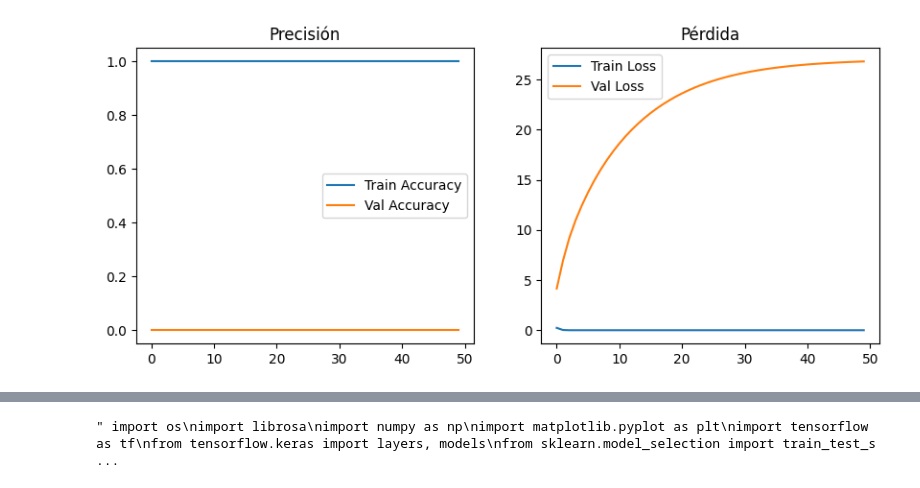
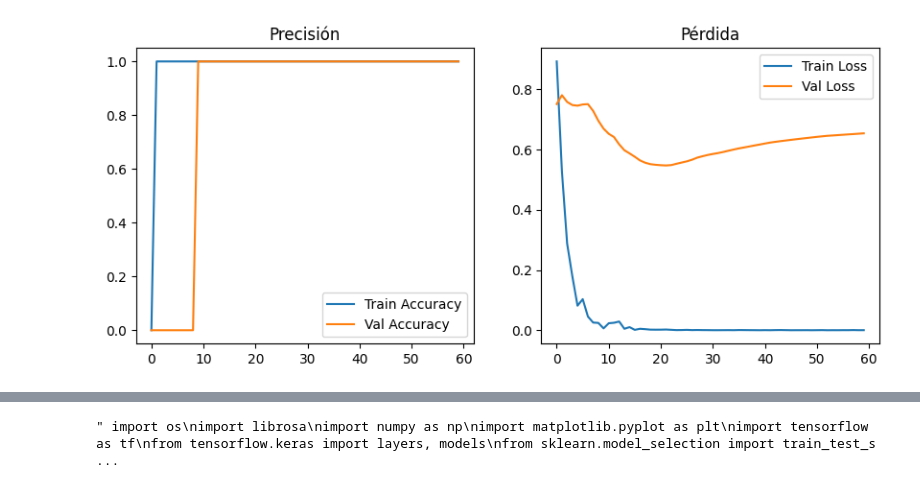
Before and after one commit to m00n07/mineria_de_datos, a Jupyter notebook: 3P/Proyecto/Proyecto.ipynb, the cells around one changed output, grey strips where cells are left out. Saved outputs shown, nothing was run; the diff lists cells and outputs as text; code cells hidden in the pictures.

```diff
--- a/3P/Proyecto/Proyecto.ipynb
+++ b/3P/Proyecto/Proyecto.ipynb
@@ -24,6 +24,10 @@ def extract_features(file_path, max_pad_len=40):
     try:
         # Carga del audio (requiere resampy instalado)
         audio, sr = librosa.load(file_path, res_type='kaiser_fast')
+
+        # CAMBIO 1: Eliminación de silencios al inicio y al final
+        audio, _ = librosa.effects.trim(audio)
+
         # Extracción de características
         mfccs = librosa.feature.mfcc(y=audio, sr=sr, n_mfcc=40)
 
@@ -43,11 +47,17 @@ X, y = [], []
 # Diccionario para automatizar la carga
 carpetas = {0: PATH_APAGAR, 1: PATH_ENCENDER}
 
-print("Iniciando extracción de MFCC...")
+# print("Iniciando extracción de MFCC...")
+# CAMBIO
+print("Iniciando extracción de MFCC con limpieza de silencios...")
+# FIN CAMBIO
 for etiqueta, ruta in carpetas.items():
     if os.path.exists(ruta):
         # Buscamos archivos .wav (ignorando mayúsculas/minúsculas)
         archivos = [f for f in os.listdir(ruta) if f.lower().endswith('.wav')]
+        # CAMBIO
+        print(f"Cargando {len(archivos)} archivos de: {ruta}")
+        # FIN CAMBIO
         print(f"Directorio encontrado: {ruta} ({len(archivos)} archivos)")
 
         for p in archivos:
@@ -63,8 +73,16 @@ X = np.array(X)
 y = np.array(y)
 
 if len(X) > 0:
+
+    # CAMBIO
+    # Guardamos los valores globales para la normalización posterior
+    X_min = np.min(X)
+    X_max = np.max(X)
+    X = (X - X_min) / (X_max - X_min)
+    # FIN CAMBIO
+
     # Normalización entre 0 y 1
-    X = (X - np.min(X)) / (np.max(X) - np.min(X))
+    # X = (X - np.min(X)) / (np.max(X) - np.min(X))
 
     # División de datos (80% entrenamiento, 20% validación)
     X_train, X_val, y_train, y_val = train_test_split(X, y, test_size=0.2, random_state=42)
@@ -74,20 +92,36 @@ else:
 
 # --- FASE 3: MODELO Y ENTRENAMIENTO ---
 if len(X) > 0:
-    model = models.Sequential([
+    """model = models.Sequential([
         layers.Input(shape=(40, 40)),
         layers.Flatten(),
         layers.Dense(128, activation='relu'),
         layers.Dropout(0.3),
         layers.Dense(64, activation='relu'),
         layers.Dense(1, activation='sigmoid') # Salida binaria: 0 (Apagar) o 1 (Encender)
+    ])"""
+    # CAMBIO
+    model = models.Sequential([
+        layers.Input(shape=(40, 40)),
+        layers.Flatten(),
+        layers.Dense(256, activation='relu'), # Aumentamos neuronas
+        layers.BatchNormalization(),          # Ayuda a estabilizar el aprendizaje
+        layers.Dense(128, activation='relu'),
+        layers.Dropout(0.2),                  # Bajamos un poco el dropout
+        layers.Dense(64, activation='relu'),
+        layers.Dense(1, activation='sigmoid')
     ])
+    # FIN CAMBIO
 
     model.compile(optimizer='adam', loss='binary_crossentropy', metrics=['accuracy'])
 
     print("\nEntrenando el modelo...")
-    history = model.fit(X_train, y_train, epochs=50, batch_size=16,
+    # history = model.fit(X_train, y_train, epochs=50, batch_size=16,
+                        # validation_data=(X_val, y_val), verbose=1)
+    # CAMBIO
+    history = model.fit(X_train, y_train, epochs=60, batch_size=16,
                         validation_data=(X_val, y_val), verbose=1)
+    # FIN CAMBIO
 
     # Gráficas de Rendimiento
     plt.figure(figsize=(10, 4))
@@ -108,29 +142,46 @@ def predecir_luz(ruta_audio):
     nuevo_mfcc = extract_features(ruta_audio)
     if nuevo_mfcc is not None:
         # Normalización (usando los mismos parámetros)
-        nuevo_mfcc = (nuevo_mfcc - np.min(nuevo_mfcc)) / (np.max(nuevo_mfcc) - np.min(nuevo_mfcc))
+        # nuevo_mfcc = (nuevo_mfcc - np.min(nuevo_mfcc)) / (np.max(nuevo_mfcc) - np.min(nuevo_mfcc))
+        # CAMBIO 3: Normalización usando los parámetros globales del entrenamiento
+        nuevo_mfcc = (nuevo_mfcc - X_min) / (X_max - X_min)
+        # FIN CAMBIO
         nuevo_mfcc = nuevo_mfcc.reshape(1, 40, 40)
 
         prediccion = model.predict(nuevo_mfcc, verbose=0)
+        # CAMBIO
+        confianza = prediccion[0][0]
 
+        print(f"\nAnalizando: {ruta_audio}")
+        # FIN CAMBIO
+
+        """
         if prediccion[0][0] >= 0.5:
             print(f">>> RESULTADO: [ LUZ ENCENDIDA ] (Confianza: {prediccion[0][0]:.4f})")
         else:
-            print(f">>> RESULTADO: [ LUZ APAGADA ] (Confianza: {1-prediccion[0][0]:.4f})")
+            print(f">>> RESULTADO: [ LUZ APAGADA ] (Confianza: {1-prediccion[0][0]:.4f})")"""
+        # CAMBIO
+        if confianza >= 0.5:
+            print(f">>> RESULTADO: [ LUZ ENCENDIDA ] (Confianza: {confianza:.4f})")
+        else:
+            print(f">>> RESULTADO: [ LUZ APAGADA ] (Confianza: {1 - confianza:.4f})")
+        # FIN CAMBIO
     else:
         print("No se pudo procesar el audio de prueba.")
 
+
+# --- EJEMPLOS DE PRUEBA ---
+predecir_luz('/content/drive/MyDrive/ProyectoAudio/apagar/apagar.wav')
+predecir_luz('/content/drive/MyDrive/ProyectoAudio/encender/encender.wav')
+predecir_luz('/content/drive/MyDrive/ProyectoAudio/apagar/apagar2.wav')
+predecir_luz('/content/drive/MyDrive/ProyectoAudio/encender/encender2.wav')
+
+
+# Para probar con la voz del profesor, coloca el archivo en Drive y cambia la ruta:
 # 1. Definir la ruta exacta
-ruta_profesor = '/content/drive/MyDrive/ProyectoAudio/encender/encender.wav'
+# ruta_profesor = '/content/drive/MyDrive/ProyectoAudio/prueba_profe.wav'
 
 # 2. Llamar a la función de predicción
-predecir_luz(ruta_profesor)
-
-ruta_profesor = '/content/drive/MyDrive/ProyectoAudio/apagar/apagar.wav'
-predecir_luz(ruta_profesor)
-
-# Para probar con la voz del profesor, coloca el archivo en Drive y cambia la ruta:
-# ruta_profesor = '/content/drive/MyDrive/ProyectoAudio/prueba_profe.wav'
 # predecir_luz(ruta_profesor)
 # %% [output]
 Drive already mounted at /content/drive; to attempt to forcibly remount, call drive.mount("/content/drive", force_remount=True).
@@ -153 +204 @@ Epoch 50/50
-[figure, old version]
+[figure, new version]
```
Also changed, not shown: parts of 1 cell of this notebook.
